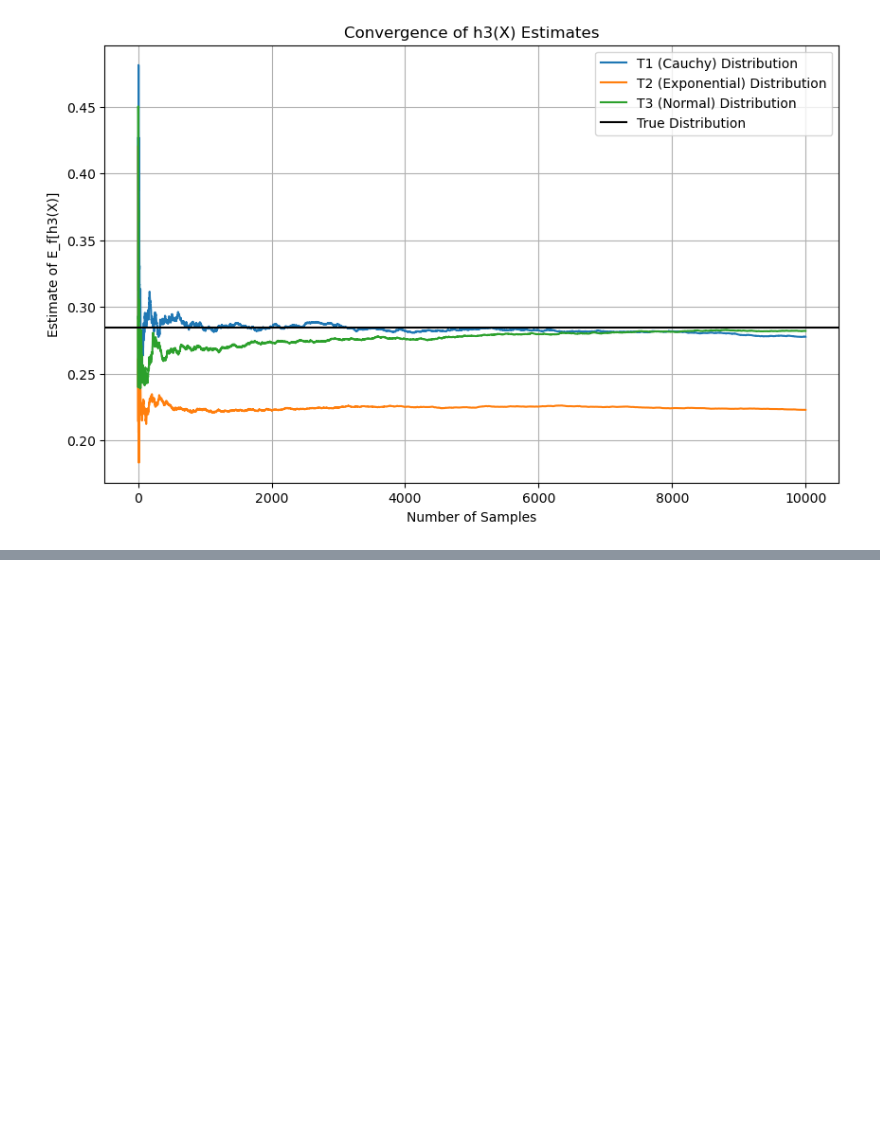
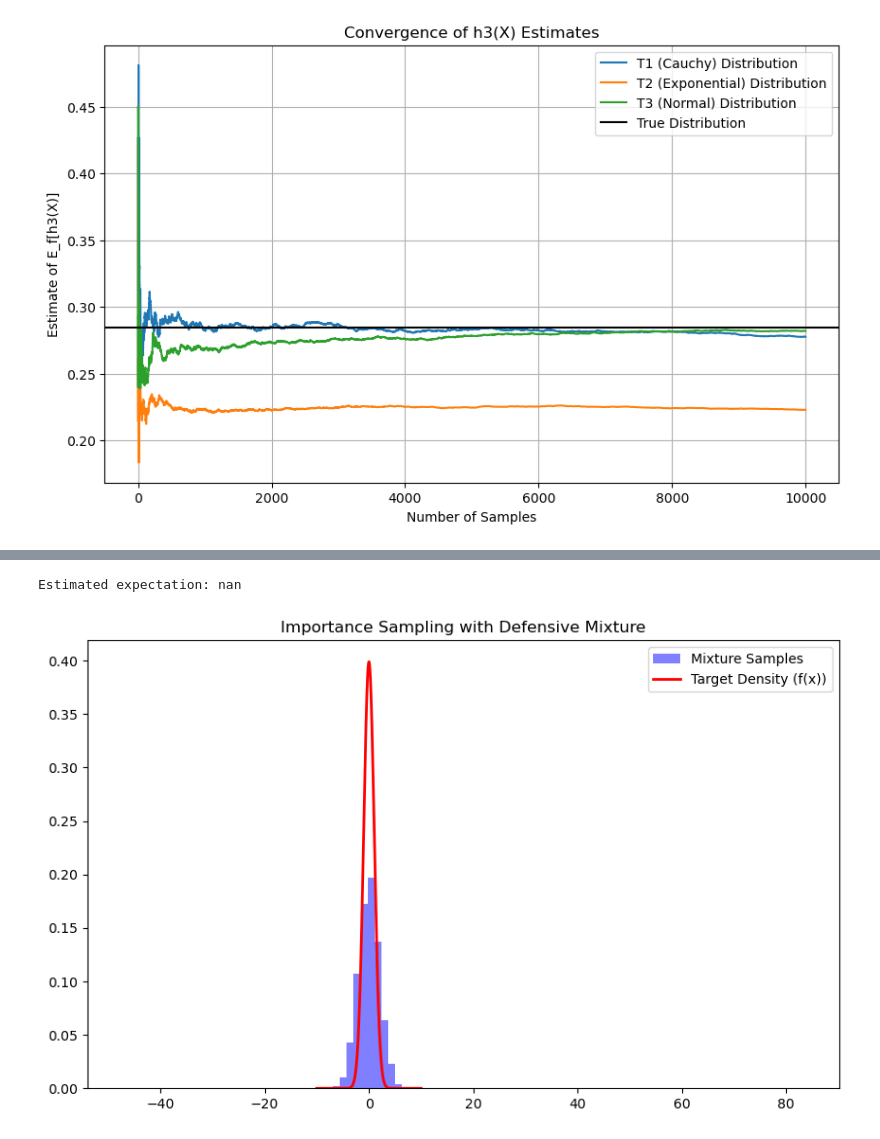
Before and after one commit to rocky115/DeepMythomatics, a Jupyter notebook: Vibrant_Chaotic_Intelligence/Chapter-3/Chapter-3_ଦେଓମାଲି_Carlos_Montes_4.ipynb, the cells around one changed output, grey strips where cells are left out. Cells and saved outputs as stored; diff of their text form; code cells hidden in the pictures; blank space fills up the shorter version.

```diff
--- a/Vibrant_Chaotic_Intelligence/Chapter-3/Chapter-3_ଦେଓମାଲି_Carlos_Montes_4.ipynb
+++ b/Vibrant_Chaotic_Intelligence/Chapter-3/Chapter-3_ଦେଓମାଲି_Carlos_Montes_4.ipynb
@@ -328,0 +365,80 @@ for h, h_label in zip(h_functions, ["h1", "h2", "h3"]):
+# %%
+import numpy as np
+import matplotlib.pyplot as plt
+from scipy.stats import cauchy, norm
+
+# Define the target distribution f(x) (e.g., normal distribution)
+def target_density(x):
+    return norm.pdf(x, loc=0, scale=1)  # Standard Normal distribution
+
+# Define the proposal distribution g(x) (e.g., normal distribution)
+def proposal_density(x):
+    return norm.pdf(x, loc=0, scale=2)  # Normal distribution with larger variance
+
+# Define the heavy-tailed distribution l(x) (e.g., Cauchy distribution)
+def heavy_tailed_density(x):
+    return cauchy.pdf(x, loc=0, scale=1)  # Cauchy distribution with location 0 and scale 1
+
+# Define the mixture density g'(x) = p * g(x) + (1 - p) * l(x)
+def mixture_density(x, p=0.95):
+    return p * proposal_density(x) + (1 - p) * heavy_tailed_density(x)
+
+# Generate samples from the mixture distribution
+def generate_mixture_samples(n, p=0.95):
+    # Generate from proposal distribution with probability p
+    proposal_samples = np.random.normal(0, 2, size=int(n * p))
+
+    # Generate from heavy-tailed distribution with probability (1 - p)
+    heavy_samples = cauchy.rvs(0, 1, size=int(n * (1 - p)))
+
+    # Combine the samples
+    samples = np.concatenate([proposal_samples, heavy_samples])
+    return samples
+
+# Compute importance weights
+def compute_importance_weights(samples, p=0.95):
+    weights = np.zeros_like(samples)
+
+    for i, x in enumerate(samples):
+        # If the sample came from the proposal distribution g(x), weight = f(x) / g(x)
+        if np.random.rand() < p:
+            weights[i] = target_density(x) / proposal_density(x)
+        # If the sample came from the heavy-tailed distribution l(x), weight = f(x) / l(x)
+        else:
+            weights[i] = target_density(x) / heavy_tailed_density(x)
+
+    return weights
+
+# Example Usage:
+# Number of samples to generate
+n = 10000
+
+# Generate mixture samples
+samples = generate_mixture_samples(n)
+
+# Compute importance weights
+weights = compute_importance_weights(samples)
+
+# Normalize weights to ensure they sum to 1
+weights /= np.sum(weights)
+
+# Now we can estimate the expectation of a function h(x), e.g., h(x) = x
+h = lambda x: x
+expectation_estimate = np.sum(weights * h(samples))
+
+print(f"Estimated expectation: {expectation_estimate}")
+
+# Plotting the samples and weights for visualization
+plt.figure(figsize=(10, 6))
+plt.hist(samples, bins=100, density=True, alpha=0.5, label='Mixture Samples', color='blue')
+
+# Overlay the target density f(x) for comparison
+x_vals = np.linspace(-10, 10, 1000)
+plt.plot(x_vals, target_density(x_vals), label='Target Density (f(x))', color='red', linewidth=2)
+
+plt.title("Importance Sampling with Defensive Mixture")
+plt.legend()
+plt.show()
+# %% [output]
+Estimated expectation: nan
+[figure, added]
```
Also changed, not shown: parts of 6 cells of this notebook, 1 other file.
